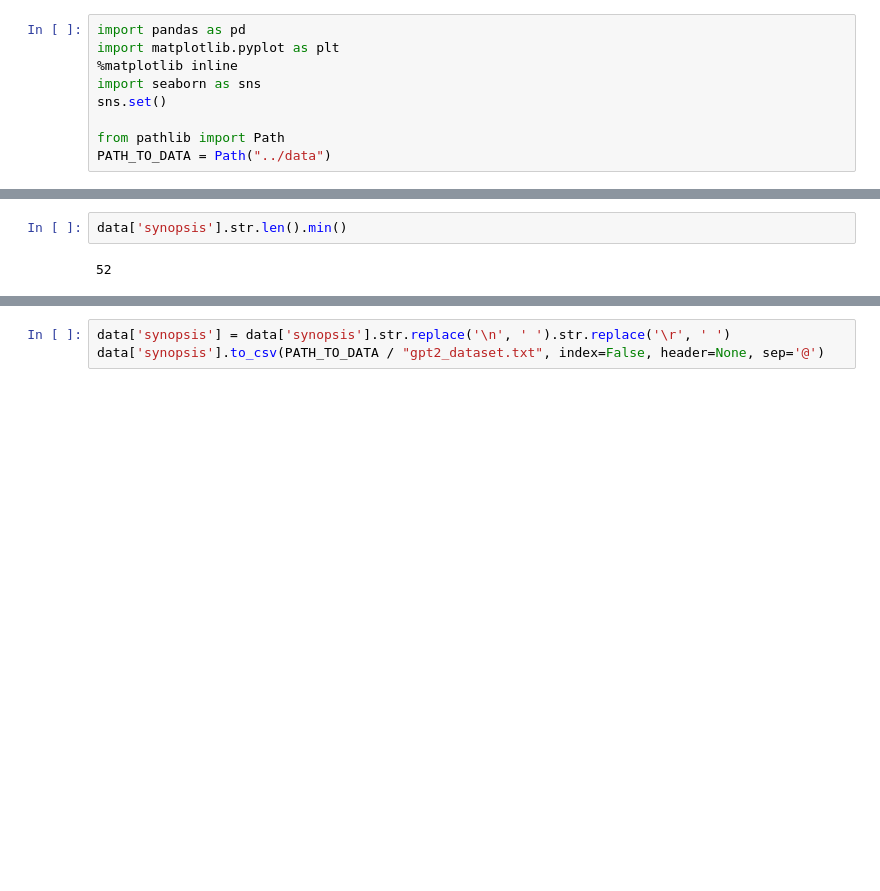
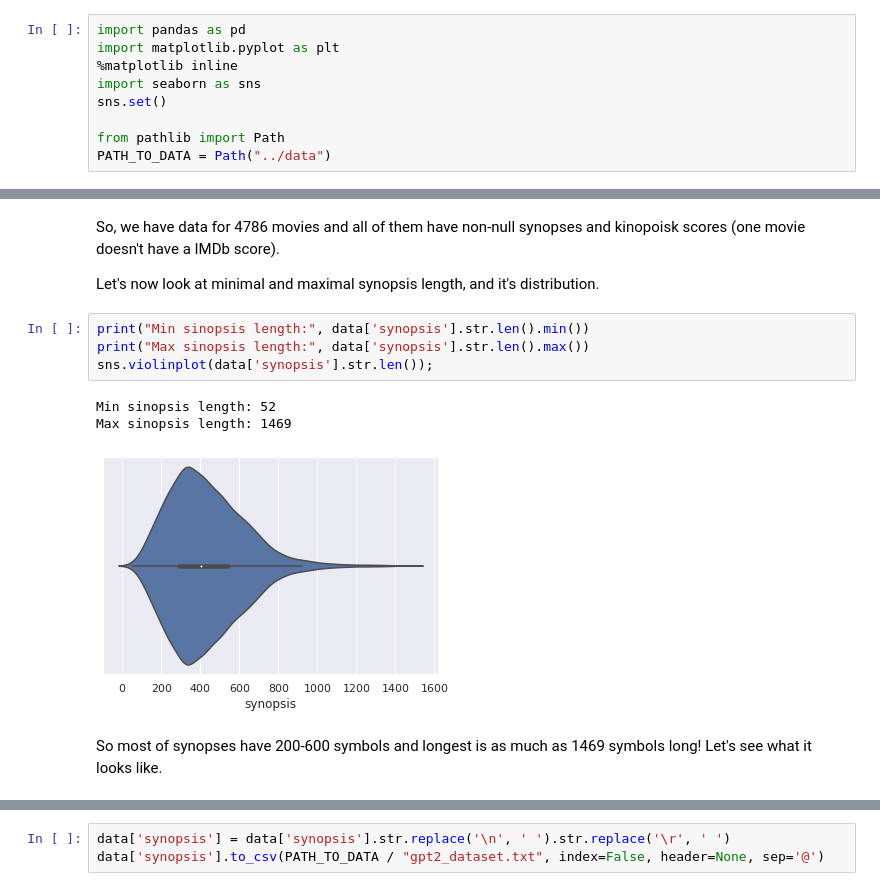
Before and after one commit to Aroksak/MasterPiecer, a Jupyter notebook: notebooks/EDA.ipynb, the cells around one changed output, grey strips where cells are left out. Drawn from its saved outputs; the diff is of its cells as text; blank space fills up the shorter version.

```diff
--- a/notebooks/EDA.ipynb
+++ b/notebooks/EDA.ipynb
@@ -27,4 +51,14 @@ data
-# %%
-data['synopsis'].str.len().min()
-# %% [output]
-52
+# %% [markdown]
+So, we have data for 4786 movies and all of them have non-null synopses and kinopoisk scores (one movie doesn't have a IMDb score).
+
+Let's now look at minimal and maximal synopsis length, and it's distribution.
+# %%
+print("Min sinopsis length:", data['synopsis'].str.len().min())
+print("Max sinopsis length:", data['synopsis'].str.len().max())
+sns.violinplot(data['synopsis'].str.len());
+# %% [output]
+Min sinopsis length: 52
+Max sinopsis length: 1469
+[figure, added]
+# %% [markdown]
+So most of synopses have 200-600 symbols and longest is as much as 1469 symbols long! Let's see what it looks like.
```
Also changed, not shown: parts of 12 cells of this notebook.
